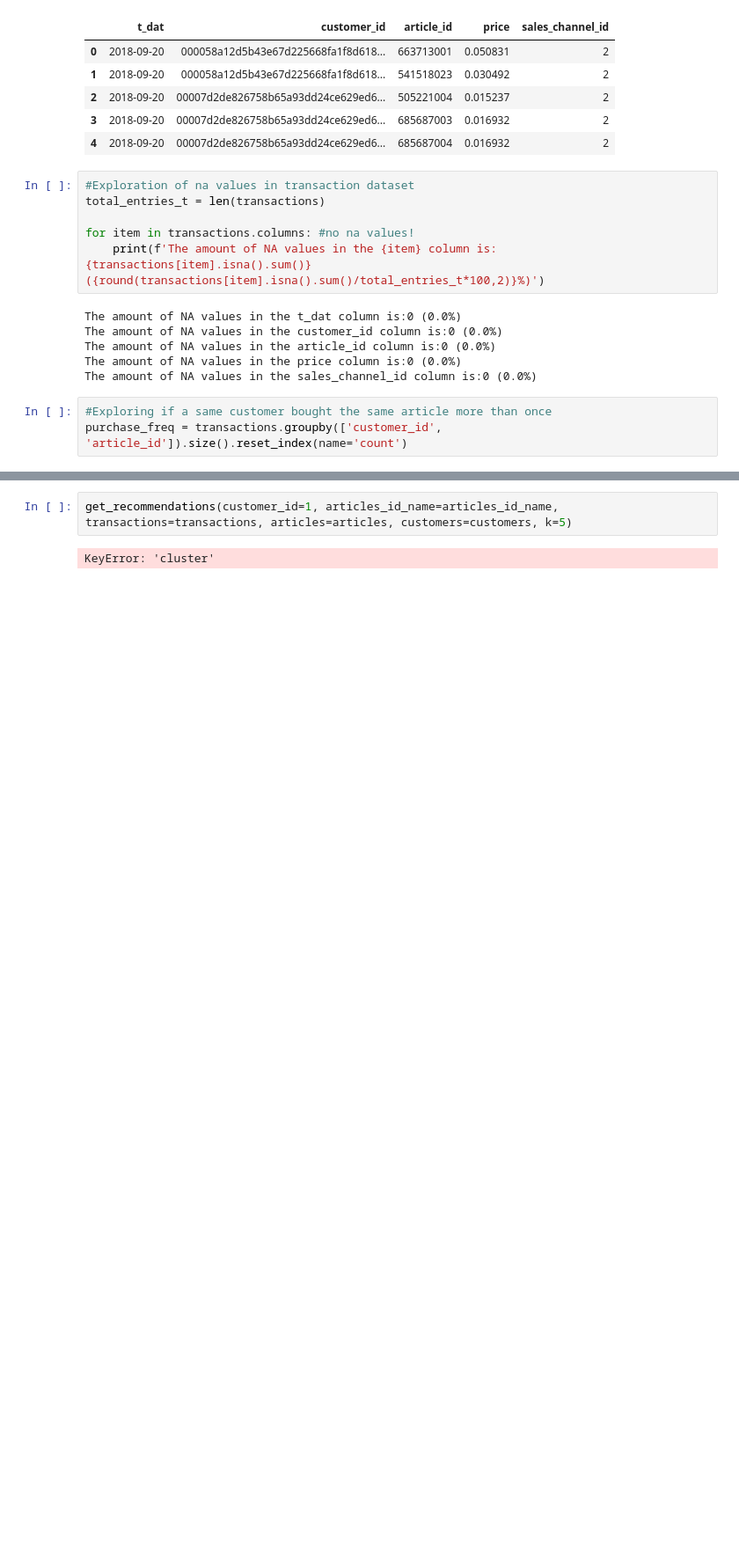
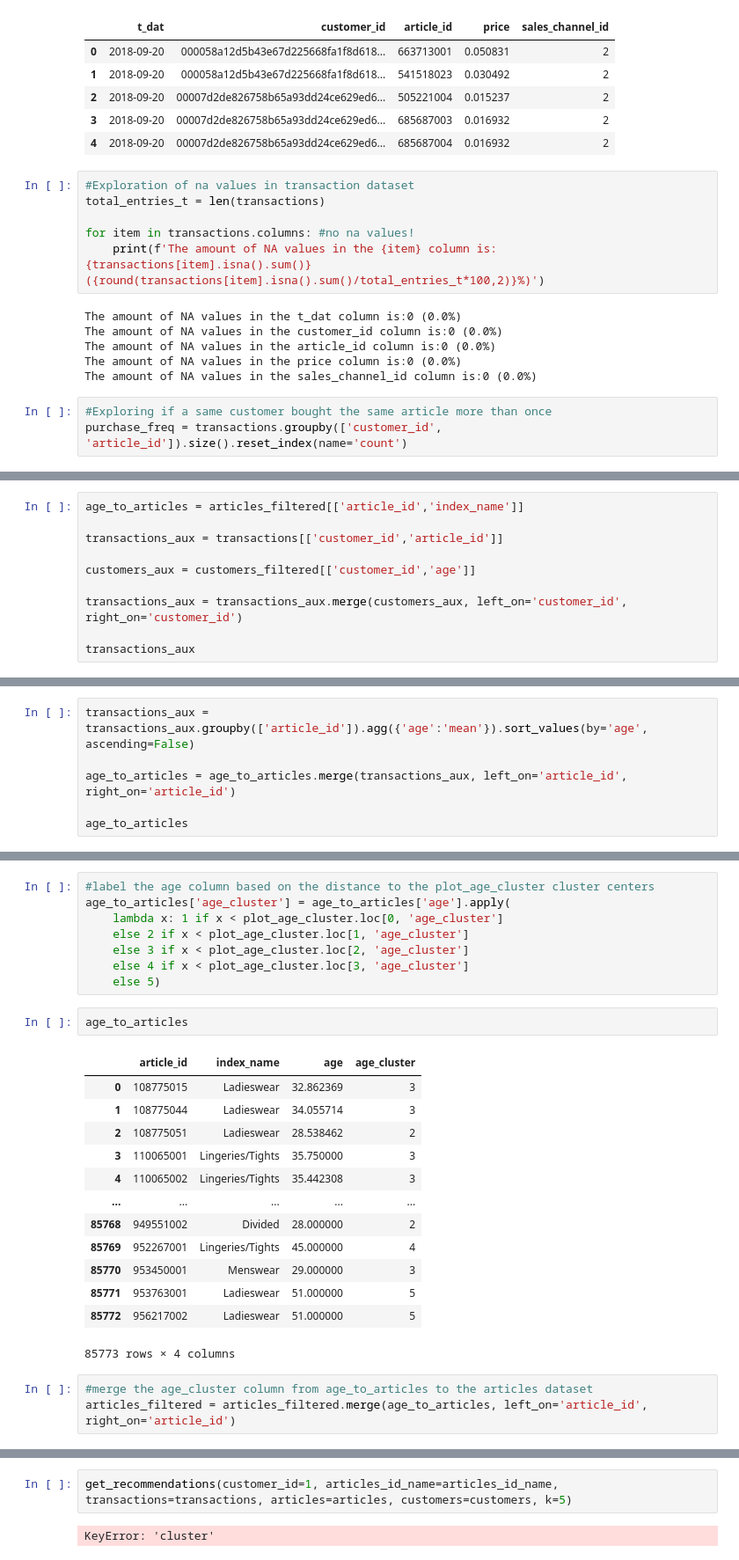
Before and after one commit to nraffa/H-M-Personalized-Fashion-Recommendations, a Jupyter notebook: EDA_Modeling.ipynb, the cells around one changed output, grey strips where cells are left out. Shown at 88% size. Saved outputs shown, nothing was run; the diff lists cells and outputs as text; blank space fills up the shorter version.

Commit message:
Clustering Datasets

```diff
--- a/EDA_Modeling.ipynb
+++ b/EDA_Modeling.ipynb
@@ -266,0 +256,10 @@ customers_filtered = customers_filtered.merge(plot_age_cluster, left_on='age', r
+# %%
+age_to_articles = articles_filtered[['article_id','index_name']]
+
+transactions_aux = transactions[['customer_id','article_id']]
+
+customers_aux = customers_filtered[['customer_id','age']]
+
+transactions_aux = transactions_aux.merge(customers_aux, left_on='customer_id', right_on='customer_id')
+
+transactions_aux
@@ -266,0 +280,6 @@ customers_filtered = customers_filtered.merge(plot_age_cluster, left_on='age', r
+# %%
+transactions_aux = transactions_aux.groupby(['article_id']).agg({'age':'mean'}).sort_values(by='age', ascending=False)
+
+age_to_articles = age_to_articles.merge(transactions_aux, left_on='article_id', right_on='article_id')
+
+age_to_articles
@@ -266,0 +300,27 @@ customers_filtered = customers_filtered.merge(plot_age_cluster, left_on='age', r
+# %%
+#label the age column based on the distance to the plot_age_cluster cluster centers
+age_to_articles['age_cluster'] = age_to_articles['age'].apply(
+    lambda x: 1 if x < plot_age_cluster.loc[0, 'age_cluster']
+    else 2 if x < plot_age_cluster.loc[1, 'age_cluster']
+    else 3 if x < plot_age_cluster.loc[2, 'age_cluster']
+    else 4 if x < plot_age_cluster.loc[3, 'age_cluster']
+    else 5)
+# %%
+age_to_articles
+# %% [output]
+|  | article_id | index_name | age | age_cluster |
+| 0 | 108775015 | Ladieswear | 32.862369 | 3 |
+| 1 | 108775044 | Ladieswear | 34.055714 | 3 |
+| 2 | 108775051 | Ladieswear | 28.538462 | 2 |
+| 3 | 110065001 | Lingeries/Tights | 35.750000 | 3 |
+| 4 | 110065002 | Lingeries/Tights | 35.442308 | 3 |
+| ... | ... | ... | ... | ... |
+| 85768 | 949551002 | Divided | 28.000000 | 2 |
+| 85769 | 952267001 | Lingeries/Tights | 45.000000 | 4 |
+| 85770 | 953450001 | Menswear | 29.000000 | 3 |
+| 85771 | 953763001 | Ladieswear | 51.000000 | 5 |
+| 85772 | 956217002 | Ladieswear | 51.000000 | 5 |
+85773 rows × 4 columns
+# %%
+#merge the age_cluster column from age_to_articles to the articles dataset
+articles_filtered = articles_filtered.merge(age_to_articles, left_on='article_id', right_on='article_id')
```
Also changed, not shown: parts of 15 cells of this notebook.
